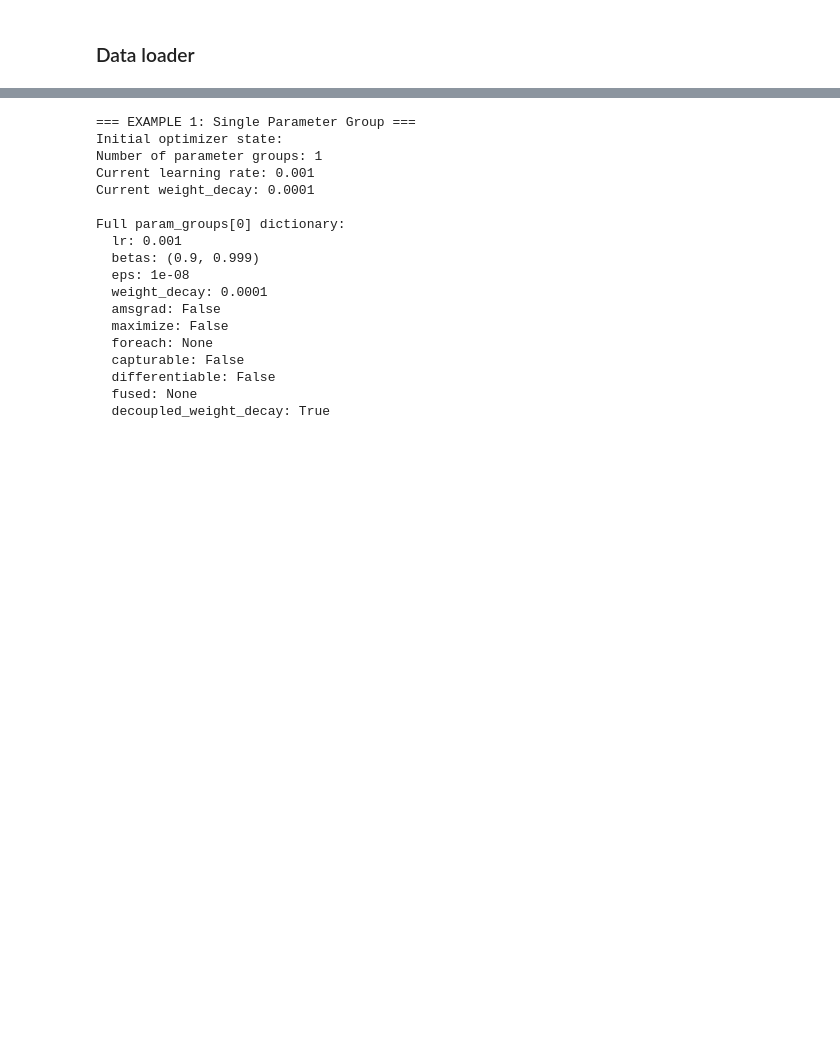
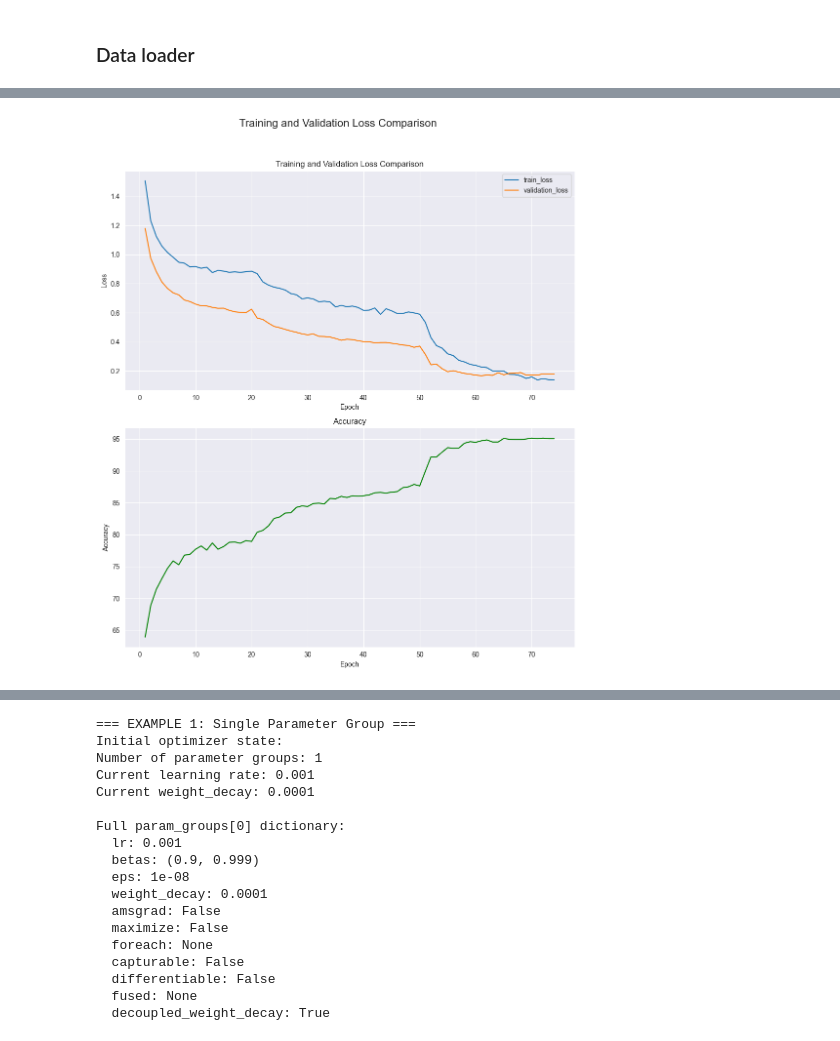
Before and after one commit to Zaphelious/rice-pest-classification, a Jupyter notebook: Thesis.ipynb, the cells around one changed output, grey strips where cells are left out. Drawn from its saved outputs; the diff is of its cells as text; code cells hidden in the pictures; blank space fills up the shorter version.

```diff
--- a/Thesis.ipynb
+++ b/Thesis.ipynb
@@ -599,0 +636,4 @@ plot_historical_results('training_results/EfficientNetV2/EfficientNetV2-m_rice_p
+# %%
+plot_historical_results('training_results\EfficientNetV2\SEfficientNetV2-m_rice_pest_classificationV11.csv')
+# %% [output]
+[figure, added]
```
Also changed, not shown: parts of 18 cells of this notebook.
